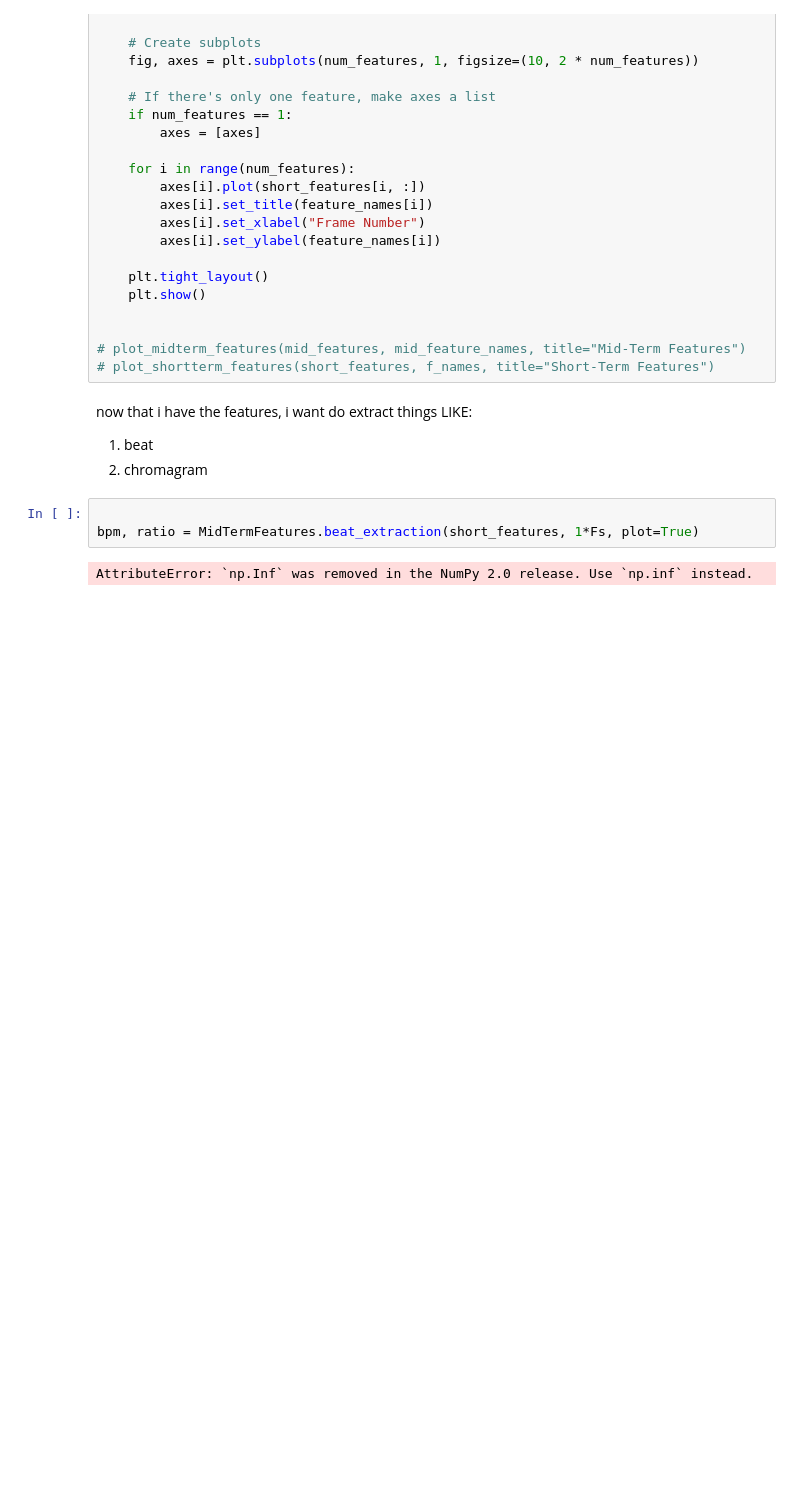
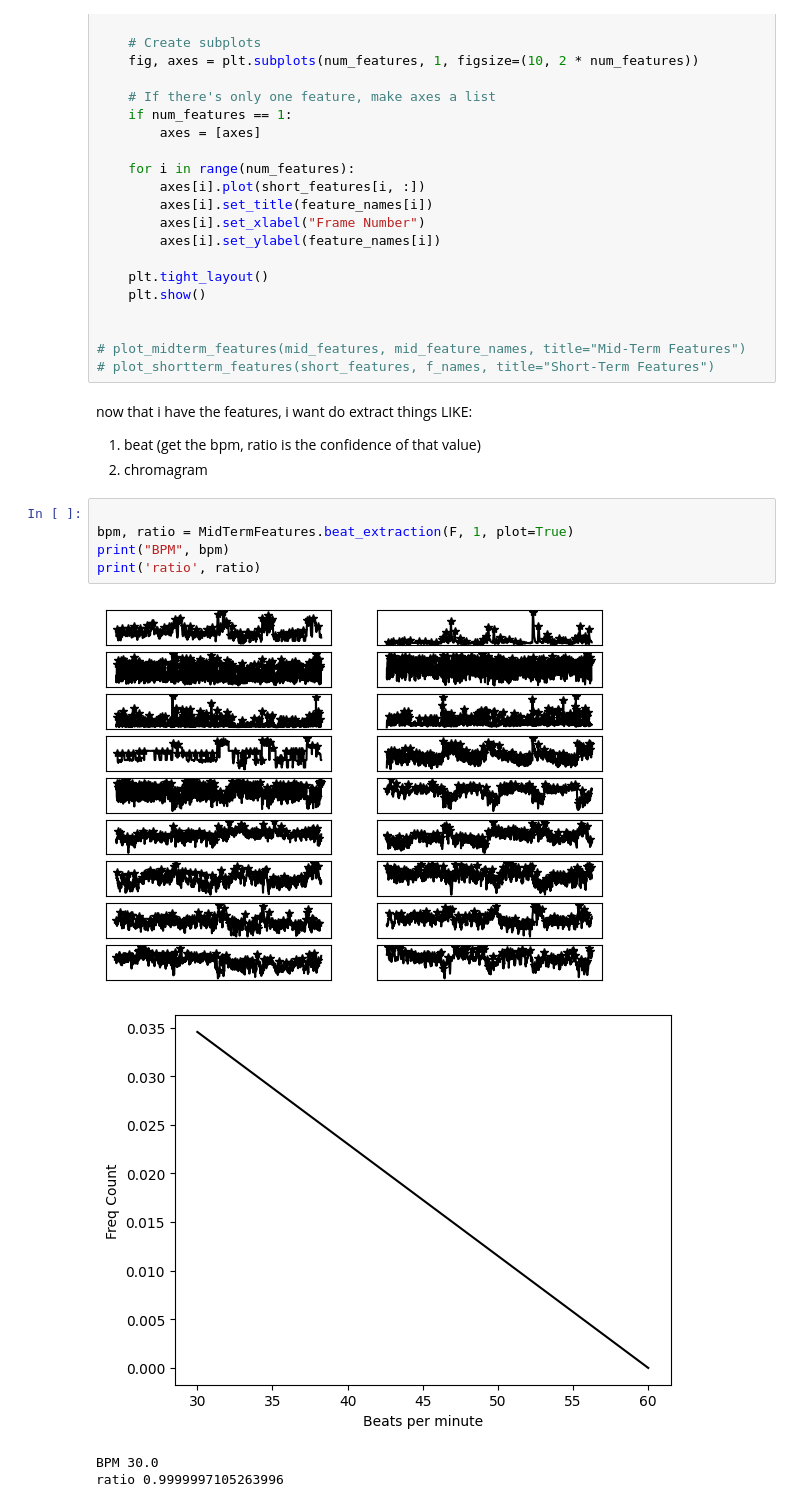
Before and after one commit to chuik633/DataVizThesis, a Jupyter notebook: composerData/audioData.ipynb, the cells around one changed output. Cells and saved outputs as stored; diff of their text form; blank space fills up the shorter version.

```diff
--- a/composerData/audioData.ipynb
+++ b/composerData/audioData.ipynb
@@ -99,10 +107,15 @@ def plot_shortterm_features(short_features, feature_names, title="Short-Term Fea
 # plot_shortterm_features(short_features, f_names, title="Short-Term Features")
 # %% [markdown]
 now that i have the features, i want do extract things LIKE:
-1. beat
+1. beat (get the bpm, ratio is the confidence of that value)
 2. chromagram
 # %%
 
-bpm, ratio = MidTermFeatures.beat_extraction(short_features, 1*Fs, plot=True)
+bpm, ratio = MidTermFeatures.beat_extraction(F, 1, plot=True)
+print("BPM", bpm)
+print('ratio', ratio)
 # %% [output]
+[figure, added]
+[figure, added]
-AttributeError: `np.Inf` was removed in the NumPy 2.0 release. Use `np.inf` instead.
+BPM 30.0
+ratio 0.9999997105263996
```
Also changed, not shown: parts of 4 cells of this notebook, 3 other files.
